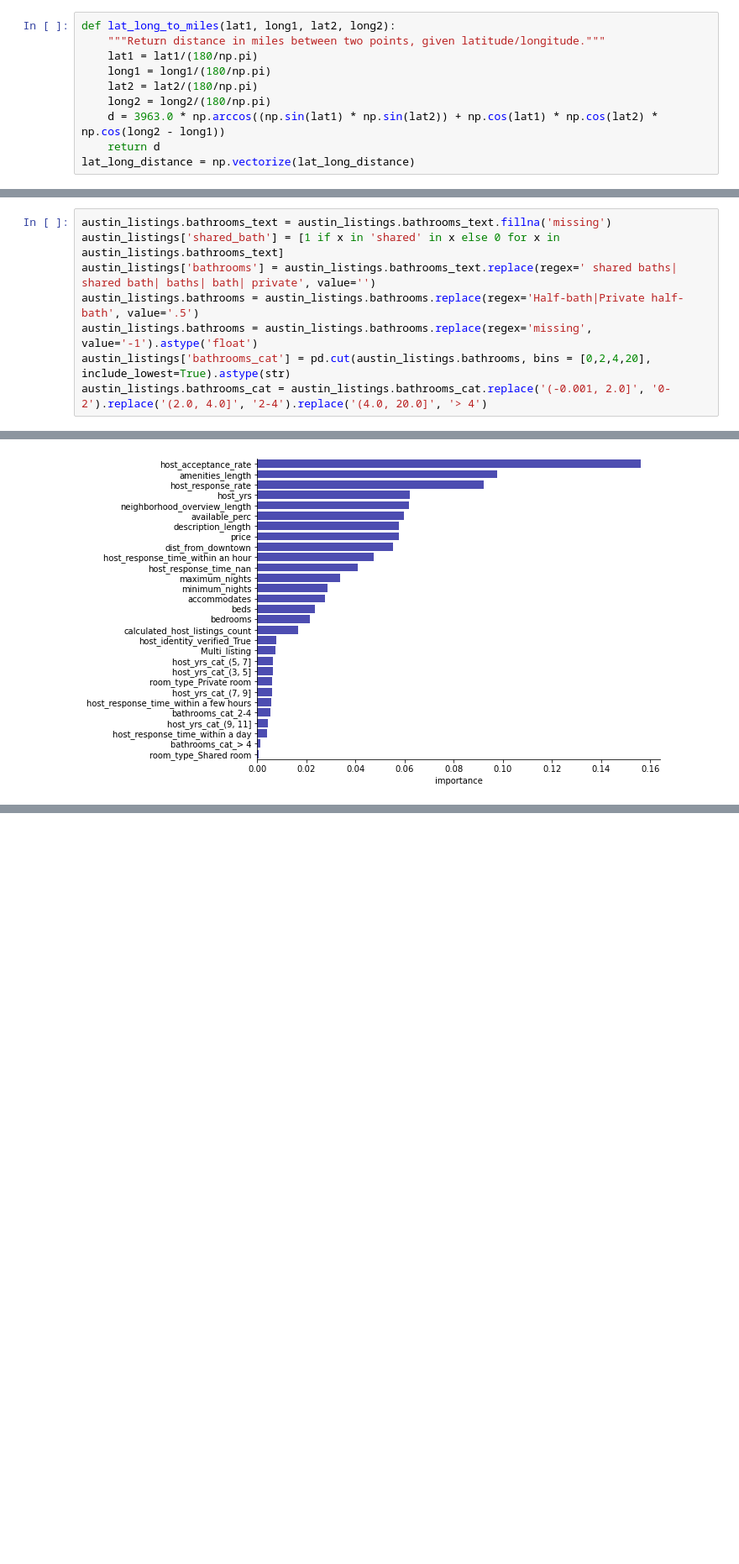
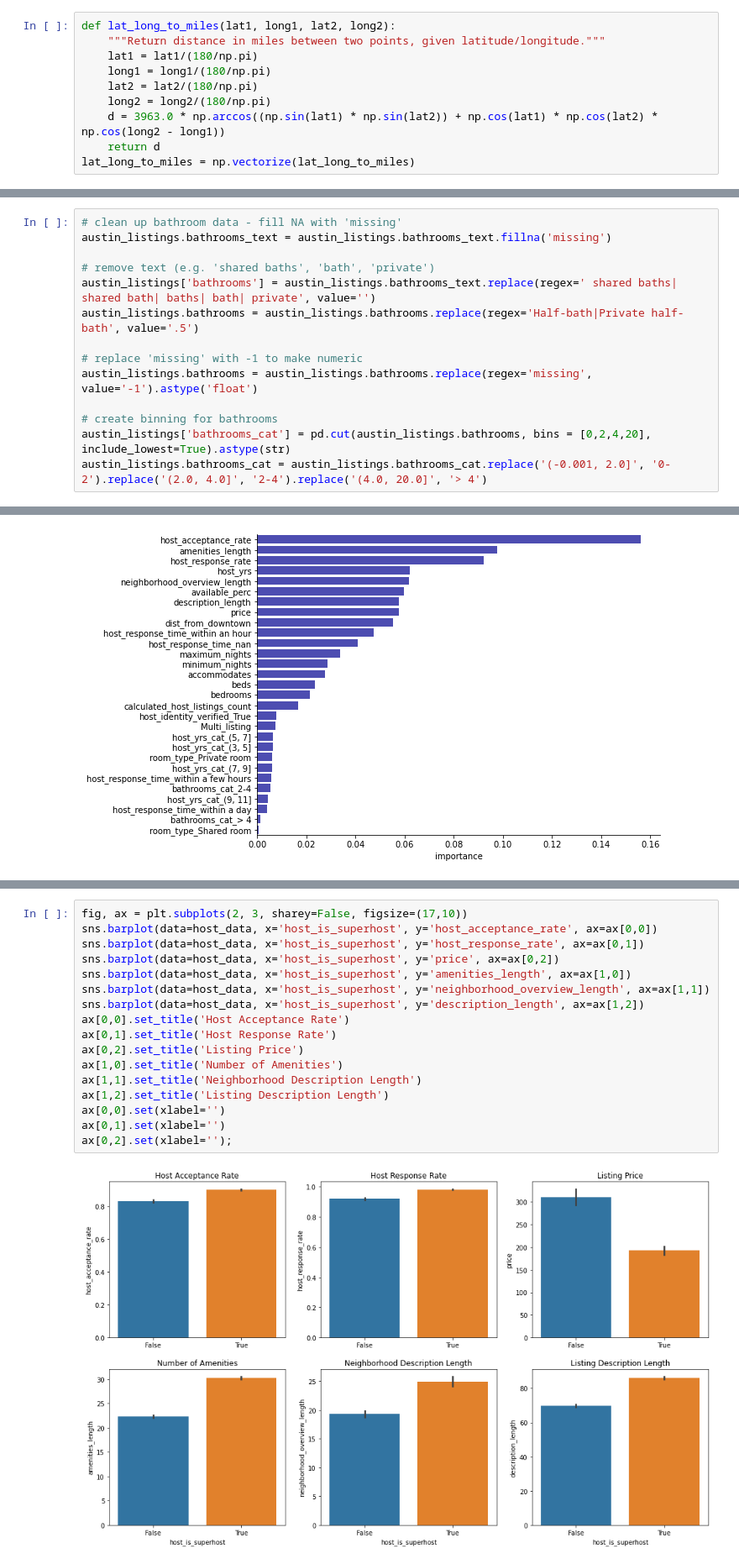
Before and after one commit to jcardenas14/Airbnb, a Jupyter notebook: airbnb.ipynb, the cells around one changed output, grey strips where cells are left out. Shown: that part at 84% size. Saved outputs shown, nothing was run; the diff lists cells and outputs as text; blank space fills up the shorter version.

```diff
--- a/airbnb.ipynb
+++ b/airbnb.ipynb
@@ -121,7 +130,7 @@ def lat_long_to_miles(lat1, long1, lat2, long2):
     long2 = long2/(180/np.pi)
     d = 3963.0 * np.arccos((np.sin(lat1) * np.sin(lat2)) + np.cos(lat1) * np.cos(lat2) * np.cos(long2 - long1))
     return d
-lat_long_distance = np.vectorize(lat_long_distance)
+lat_long_to_miles = np.vectorize(lat_long_to_miles)
 # %%
 austin_listings['dist_from_downtown'] = lat_long_to_miles(austin_listings.latitude, austin_listings.longitude,
                                                           austin_listings.downtown_latitude, austin_listings.downtown_longitude)
@@ -164,10 +174,16 @@ austin_listings = austin_listings.merge(availability_perc, on = 'listing_id')
 # %% [markdown]
 #### Bathrooms
 # %%
+# clean up bathroom data - fill NA with 'missing'
 austin_listings.bathrooms_text = austin_listings.bathrooms_text.fillna('missing')
-austin_listings['shared_bath'] = [1 if x in 'shared' in x else 0 for x in austin_listings.bathrooms_text]
+
+# remove text (e.g. 'shared baths', 'bath', 'private')
 austin_listings['bathrooms'] = austin_listings.bathrooms_text.replace(regex=' shared baths| shared bath| baths| bath| private', value='')
 austin_listings.bathrooms = austin_listings.bathrooms.replace(regex='Half-bath|Private half-bath', value='.5')
+
+# replace 'missing' with -1 to make numeric
 austin_listings.bathrooms = austin_listings.bathrooms.replace(regex='missing', value='-1').astype('float')
+
+# create binning for bathrooms
 austin_listings['bathrooms_cat'] = pd.cut(austin_listings.bathrooms, bins = [0,2,4,20], include_lowest=True).astype(str)
 austin_listings.bathrooms_cat = austin_listings.bathrooms_cat.replace('(-0.001, 2.0]', '0-2').replace('(2.0, 4.0]', '2-4').replace('(4.0, 20.0]', '> 4')
@@ -441,0 +380,19 @@ g=sns.catplot(data=host_data, x='host_is_superhost', y='description_length', kin
+# %%
+fig, ax = plt.subplots(2, 3, sharey=False, figsize=(17,10))
+sns.barplot(data=host_data, x='host_is_superhost', y='host_acceptance_rate', ax=ax[0,0])
+sns.barplot(data=host_data, x='host_is_superhost', y='host_response_rate', ax=ax[0,1])
+sns.barplot(data=host_data, x='host_is_superhost', y='price', ax=ax[0,2])
+sns.barplot(data=host_data, x='host_is_superhost', y='amenities_length', ax=ax[1,0])
+sns.barplot(data=host_data, x='host_is_superhost', y='neighborhood_overview_length', ax=ax[1,1])
+sns.barplot(data=host_data, x='host_is_superhost', y='description_length', ax=ax[1,2])
+ax[0,0].set_title('Host Acceptance Rate')
+ax[0,1].set_title('Host Response Rate')
+ax[0,2].set_title('Listing Price')
+ax[1,0].set_title('Number of Amenities')
+ax[1,1].set_title('Neighborhood Description Length')
+ax[1,2].set_title('Listing Description Length')
+ax[0,0].set(xlabel='')
+ax[0,1].set(xlabel='')
+ax[0,2].set(xlabel='');
+# %% [output]
+[figure, added]
```
Also changed, not shown: parts of 38 cells of this notebook, 3 other files.
